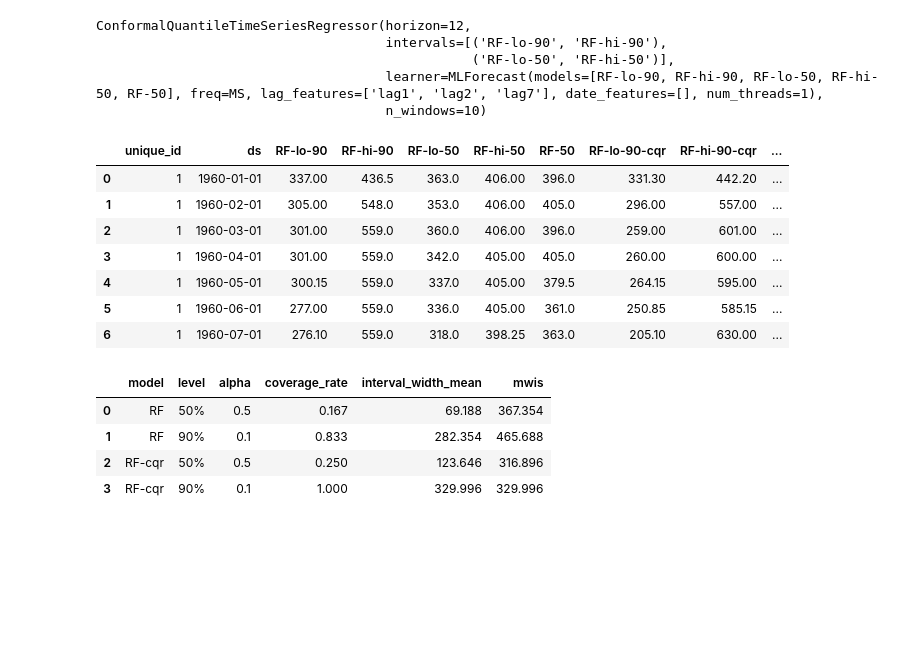
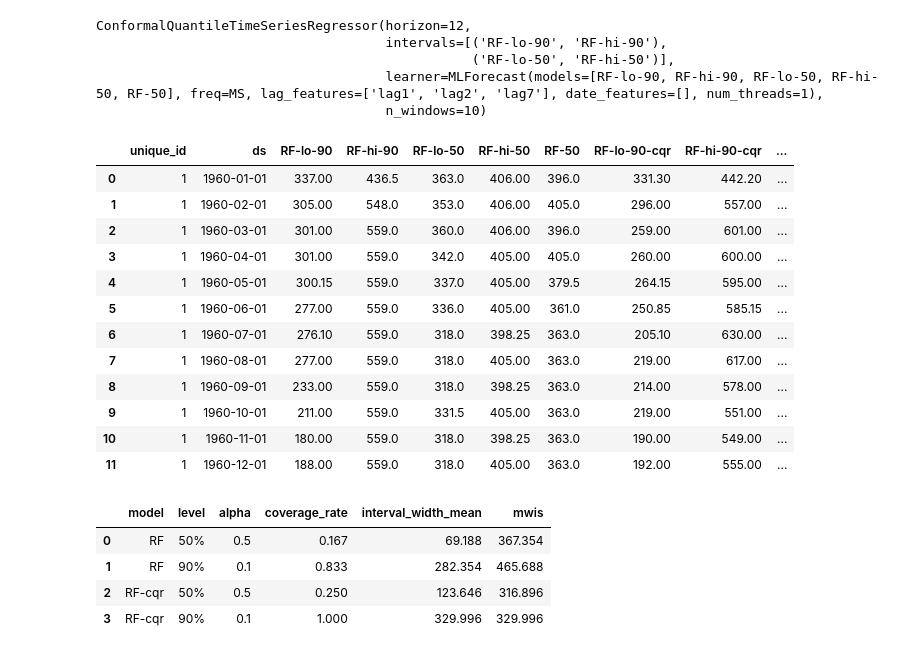
Before and after one commit to heylucasleao/tinyconformal, a Jupyter notebook: examples/series/tscqr.ipynb, the cells around one changed output. Saved outputs shown, nothing was run; the diff lists cells and outputs as text; code cells hidden in the pictures; blank space fills up the shorter version.

Commit message:
♻️ feat(series): improve feature validation and interval documentation

```diff
--- a/examples/series/tscqr.ipynb
+++ b/examples/series/tscqr.ipynb
@@ -133,16 +133,21 @@ ConformalQuantileTimeSeriesRegressor(horizon=12,
                                      learner=MLForecast(models=[RF-lo-90, RF-hi-90, RF-lo-50, RF-hi-50, RF-50], freq=MS, lag_features=['lag1', 'lag2', 'lag7'], date_features=[], num_threads=1),
                                      n_windows=10)
 # %%
-cqr.predict_interval(h=7, X_df=test)
+cqr.predict_interval(h=12)
 # %% [output]
 |  | unique_id | ds | RF-lo-90 | RF-hi-90 | RF-lo-50 | RF-hi-50 | RF-50 | RF-lo-90-cqr | RF-hi-90-cqr | ... |
 | 0 | 1 | 1960-01-01 | 337.00 | 436.5 | 363.0 | 406.00 | 396.0 | 331.30 | 442.20 | ... |
 | 1 | 1 | 1960-02-01 | 305.00 | 548.0 | 353.0 | 406.00 | 405.0 | 296.00 | 557.00 | ... |
 | 2 | 1 | 1960-03-01 | 301.00 | 559.0 | 360.0 | 406.00 | 396.0 | 259.00 | 601.00 | ... |
 | 3 | 1 | 1960-04-01 | 301.00 | 559.0 | 342.0 | 405.00 | 405.0 | 260.00 | 600.00 | ... |
 | 4 | 1 | 1960-05-01 | 300.15 | 559.0 | 337.0 | 405.00 | 379.5 | 264.15 | 595.00 | ... |
 | 5 | 1 | 1960-06-01 | 277.00 | 559.0 | 336.0 | 405.00 | 361.0 | 250.85 | 585.15 | ... |
 | 6 | 1 | 1960-07-01 | 276.10 | 559.0 | 318.0 | 398.25 | 363.0 | 205.10 | 630.00 | ... |
+| 7 | 1 | 1960-08-01 | 277.00 | 559.0 | 318.0 | 405.00 | 363.0 | 219.00 | 617.00 | ... |
+| 8 | 1 | 1960-09-01 | 233.00 | 559.0 | 318.0 | 398.25 | 363.0 | 214.00 | 578.00 | ... |
+| 9 | 1 | 1960-10-01 | 211.00 | 559.0 | 331.5 | 405.00 | 363.0 | 219.00 | 551.00 | ... |
+| 10 | 1 | 1960-11-01 | 180.00 | 559.0 | 318.0 | 398.25 | 363.0 | 190.00 | 549.00 | ... |
+| 11 | 1 | 1960-12-01 | 188.00 | 559.0 | 318.0 | 405.00 | 363.0 | 192.00 | 555.00 | ... |
 # %%
 cqr.evaluate(test, h=12)
 # %% [output]
```
Also changed, not shown: 5 other files.
